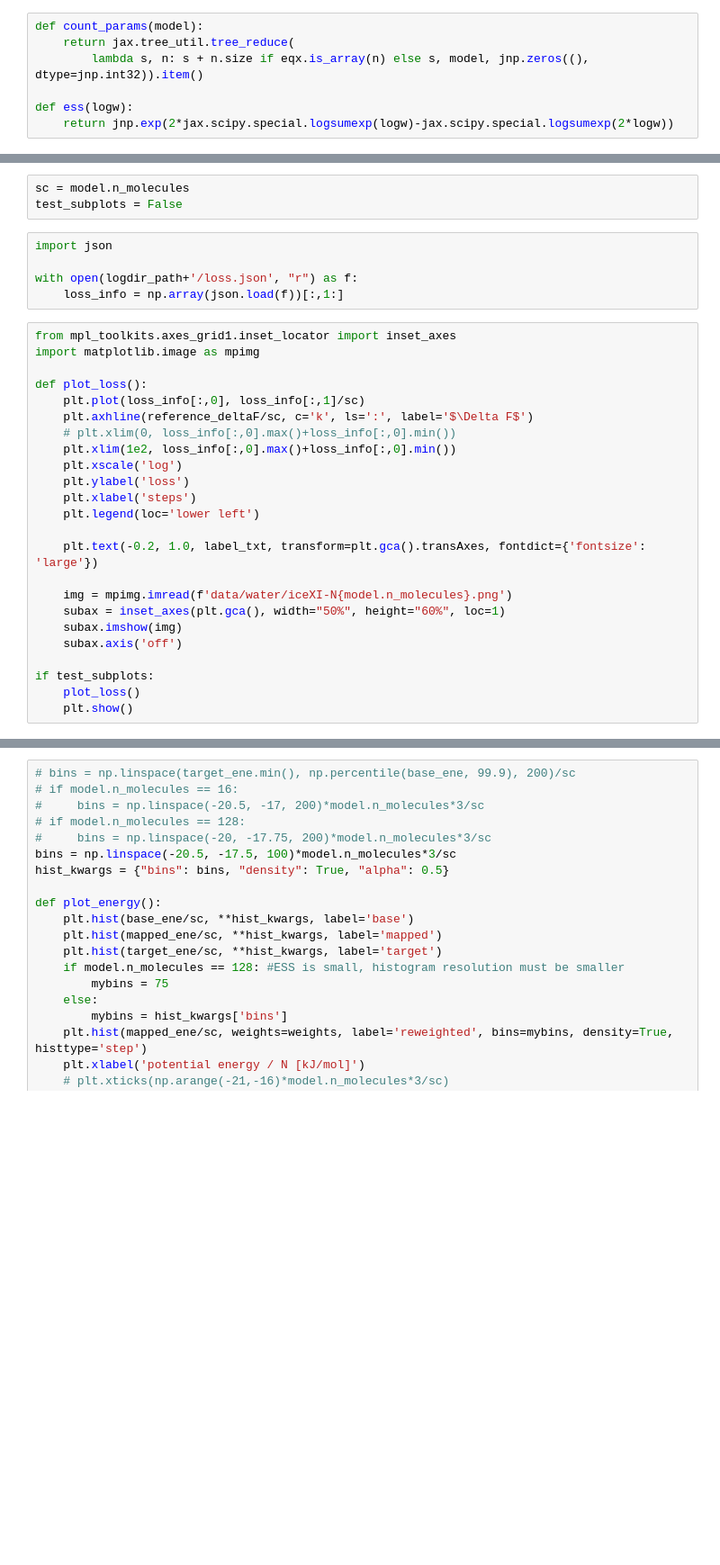
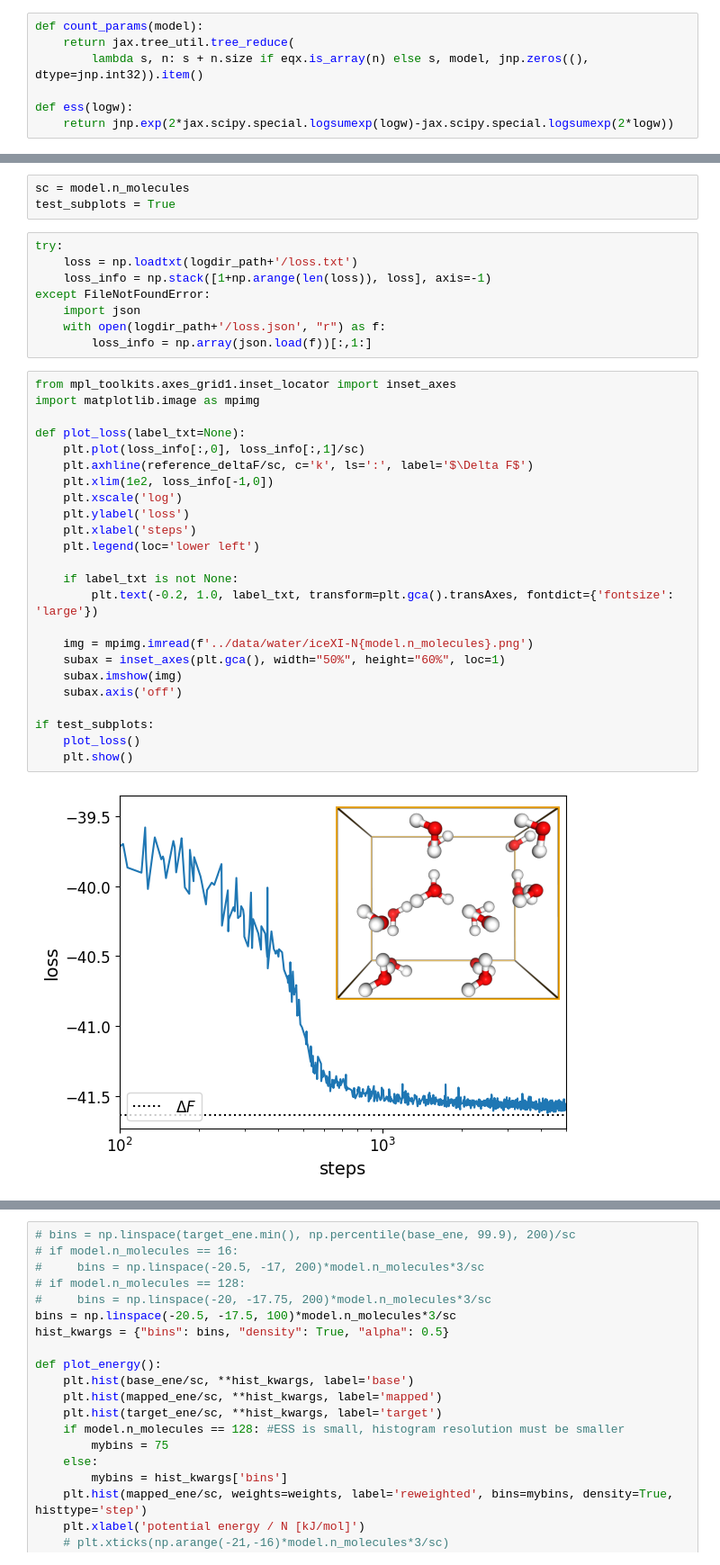
Before and after one commit to noegroup/rigid-flows, a Jupyter notebook: postprocessing/figure-ice_results.ipynb, the cells around one changed output, grey strips where cells are left out. Shown at 90% size. Saved outputs shown, nothing was run; the diff lists cells and outputs as text; blank space fills up the shorter version.

```diff
--- a/postprocessing/figure-ice_results.ipynb
+++ b/postprocessing/figure-ice_results.ipynb
@@ -109,33 +120,38 @@ reference_deltaF, reference_deltaF_std
 # %%
 sc = model.n_molecules
-test_subplots = False
+test_subplots = True
 # %%
-import json
-
-with open(logdir_path+'/loss.json', "r") as f:
-    loss_info = np.array(json.load(f))[:,1:]
+try:
+    loss = np.loadtxt(logdir_path+'/loss.txt')
+    loss_info = np.stack([1+np.arange(len(loss)), loss], axis=-1)
+except FileNotFoundError:
+    import json
+    with open(logdir_path+'/loss.json', "r") as f:
+        loss_info = np.array(json.load(f))[:,1:]
 # %%
 from mpl_toolkits.axes_grid1.inset_locator import inset_axes
 import matplotlib.image as mpimg
 
-def plot_loss():
+def plot_loss(label_txt=None):
     plt.plot(loss_info[:,0], loss_info[:,1]/sc)
     plt.axhline(reference_deltaF/sc, c='k', ls=':', label='$\Delta F$')
-    # plt.xlim(0, loss_info[:,0].max()+loss_info[:,0].min())
-    plt.xlim(1e2, loss_info[:,0].max()+loss_info[:,0].min())
+    plt.xlim(1e2, loss_info[-1,0])
     plt.xscale('log')
     plt.ylabel('loss')
     plt.xlabel('steps')
     plt.legend(loc='lower left')
 
-    plt.text(-0.2, 1.0, label_txt, transform=plt.gca().transAxes, fontdict={'fontsize': 'large'})
+    if label_txt is not None:
+        plt.text(-0.2, 1.0, label_txt, transform=plt.gca().transAxes, fontdict={'fontsize': 'large'})
 
-    img = mpimg.imread(f'data/water/iceXI-N{model.n_molecules}.png')
+    img = mpimg.imread(f'../data/water/iceXI-N{model.n_molecules}.png')
     subax = inset_axes(plt.gca(), width="50%", height="60%", loc=1)
     subax.imshow(img)
     subax.axis('off')
 
 if test_subplots:
     plot_loss()
     plt.show()
+# %% [output]
+[figure, added]
 # %%
```
Also changed, not shown: parts of 10 cells of this notebook, 4 other files.
